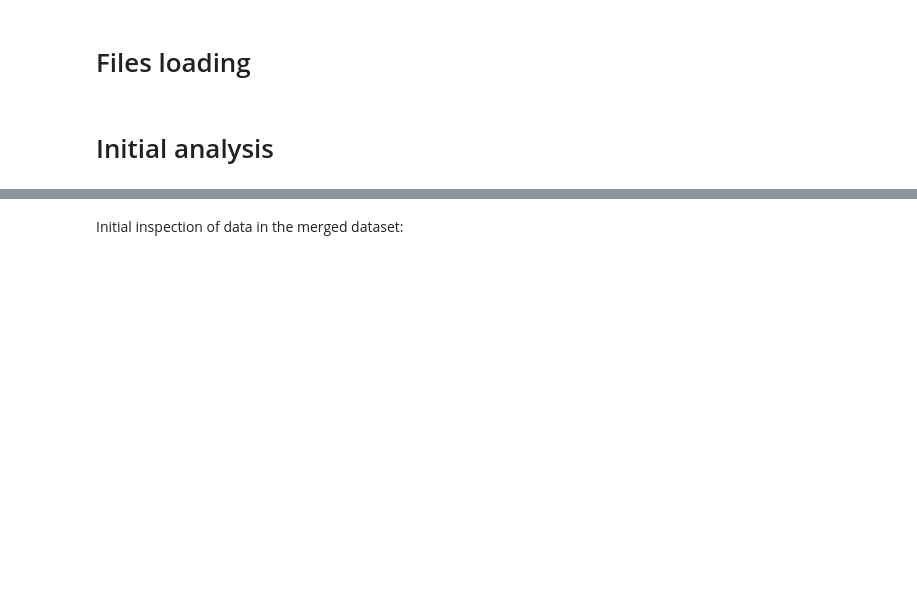
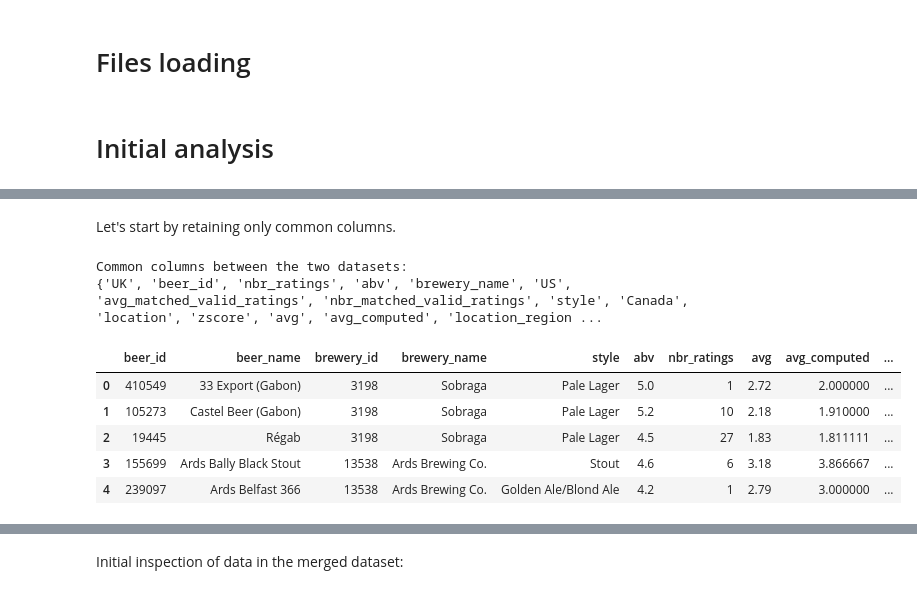
Before and after one commit to epfl-ada/ada-2024-project-mediterranean, a Jupyter notebook: beers_analysis.ipynb, the cells around one changed output, grey strips where cells are left out. Saved outputs shown, nothing was run; the diff lists cells and outputs as text; code cells hidden in the pictures; blank space fills up the shorter version.

```diff
--- a/beers_analysis.ipynb
+++ b/beers_analysis.ipynb
@@ -23,0 +71,9 @@ beers = pd.read_csv("data/Processed/Matched/beers_processed_matched.csv", sep=",
+# %% [markdown]
+Let's start by retaining only common columns.
+# %%
+print("Common columns between the two datasets:")
+common_beers_cols = set(beers_rate.columns).intersection(set(beers_adv.columns))
+print(common_beers_cols)
+# %% [output]
+Common columns between the two datasets:
+{'UK', 'beer_id', 'nbr_ratings', 'abv', 'brewery_name', 'US', 'avg_matched_valid_ratings', 'nbr_matched_valid_ratings', 'style', 'Canada', 'location', 'zscore', 'avg', 'avg_computed', 'location_region ...
@@ -23,0 +94,9 @@ beers = pd.read_csv("data/Processed/Matched/beers_processed_matched.csv", sep=",
+# %%
+beers_rate_col_filt.head(5)
+# %% [output]
+|  | beer_id | beer_name | brewery_id | brewery_name | style | abv | nbr_ratings | avg | avg_computed | ... |
+| 0 | 410549 | 33 Export (Gabon) | 3198 | Sobraga | Pale Lager | 5.0 | 1 | 2.72 | 2.000000 | ... |
+| 1 | 105273 | Castel Beer (Gabon) | 3198 | Sobraga | Pale Lager | 5.2 | 10 | 2.18 | 1.910000 | ... |
+| 2 | 19445 | Régab | 3198 | Sobraga | Pale Lager | 4.5 | 27 | 1.83 | 1.811111 | ... |
+| 3 | 155699 | Ards Bally Black Stout | 13538 | Ards Brewing Co. | Stout | 4.6 | 6 | 3.18 | 3.866667 | ... |
+| 4 | 239097 | Ards Belfast 366 | 13538 | Ards Brewing Co. | Golden Ale/Blond Ale | 4.2 | 1 | 2.79 | 3.000000 | ... |
```
Also changed, not shown: parts of 23 cells of this notebook.
